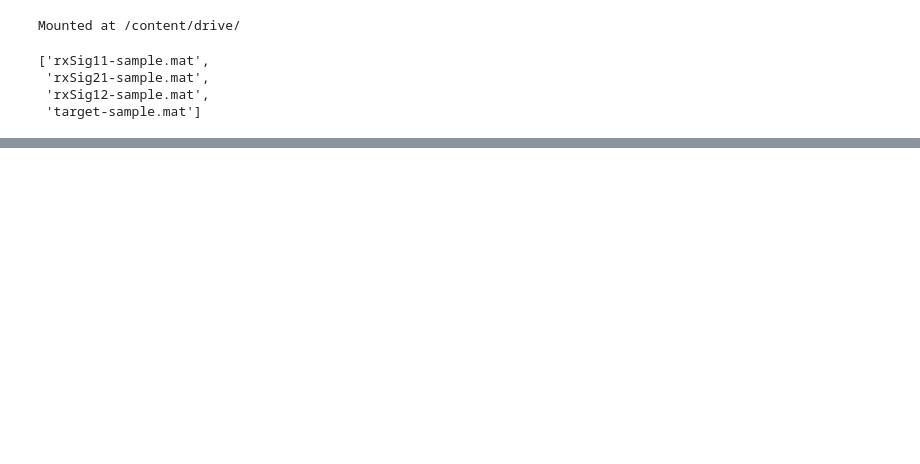
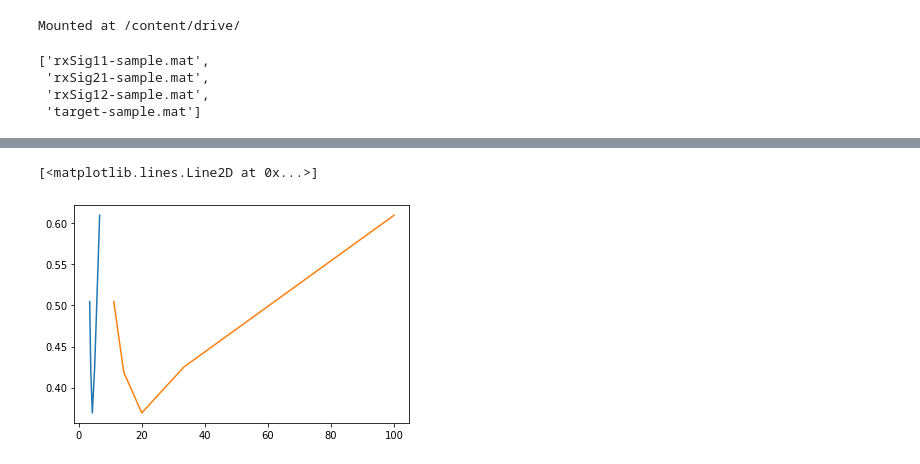
Before and after one commit to Arvinth-s/MIMO, a Jupyter notebook: mimo.ipynb, the cells around one changed output, grey strips where cells are left out. Drawn from its saved outputs; the diff is of its cells as text; code cells hidden in the pictures; blank space fills up the shorter version.

```diff
--- a/mimo.ipynb
+++ b/mimo.ipynb
@@ -167,0 +185,15 @@ torch.save(model, target_dir + 'weights/optimizer/' + i + '.pt')
+# %%
+variance = np.arange(1, 10, 2)
+eb_no = []
+loss = []
+for var in variance:
+  model.update_variance(1/var)
+  eb_no.append(1/var)
+  loss.append(criteron(model())))
+plt.plot(eb_no, loss)
+# %%
+plt.plot(np.log2(eb_no), loss)
+plt.plot(eb_no, loss)
+# %% [output]
+[<matplotlib.lines.Line2D at 0x...>]
+[figure, added]
```
Also changed, not shown: parts of 9 cells of this notebook.
